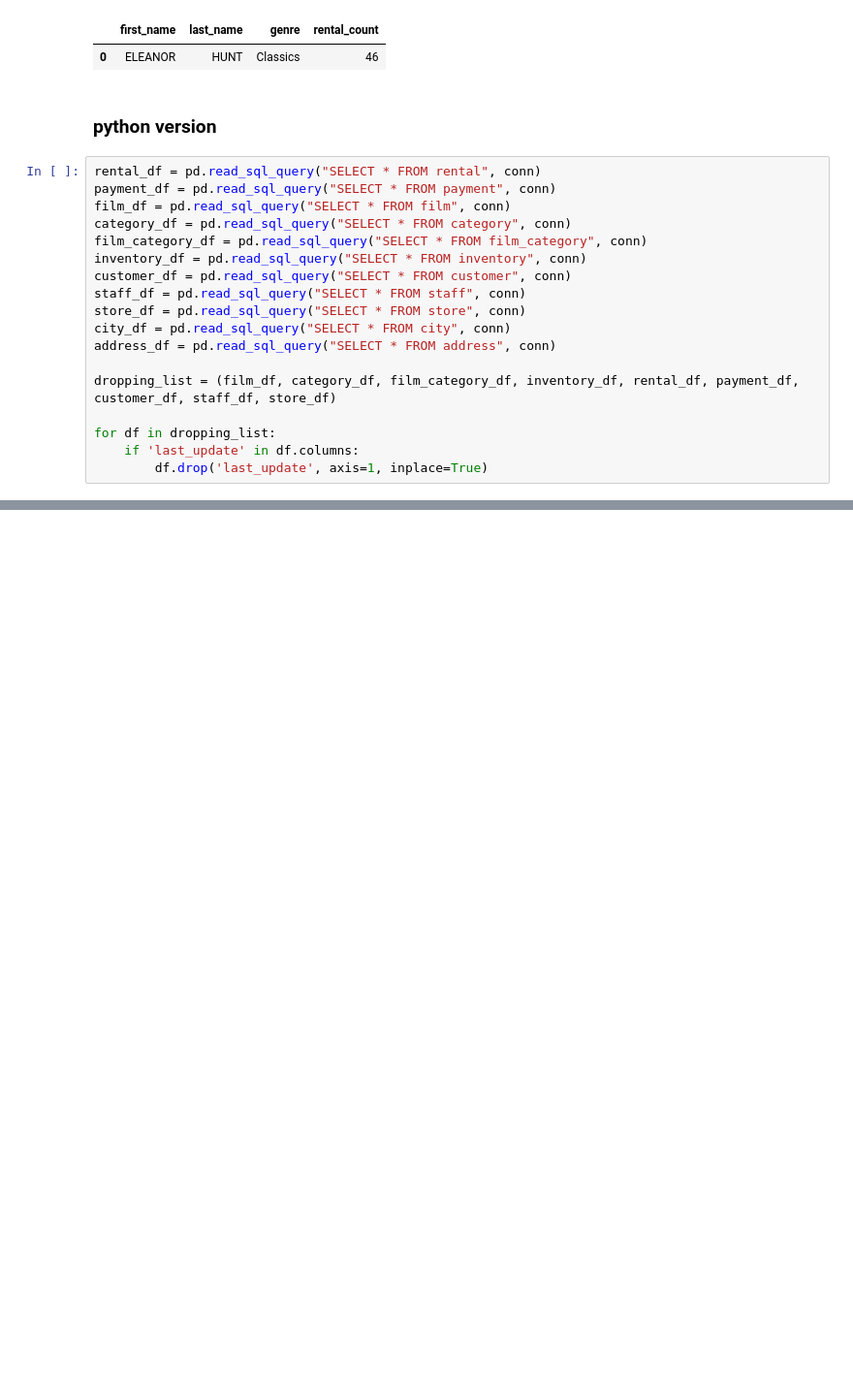
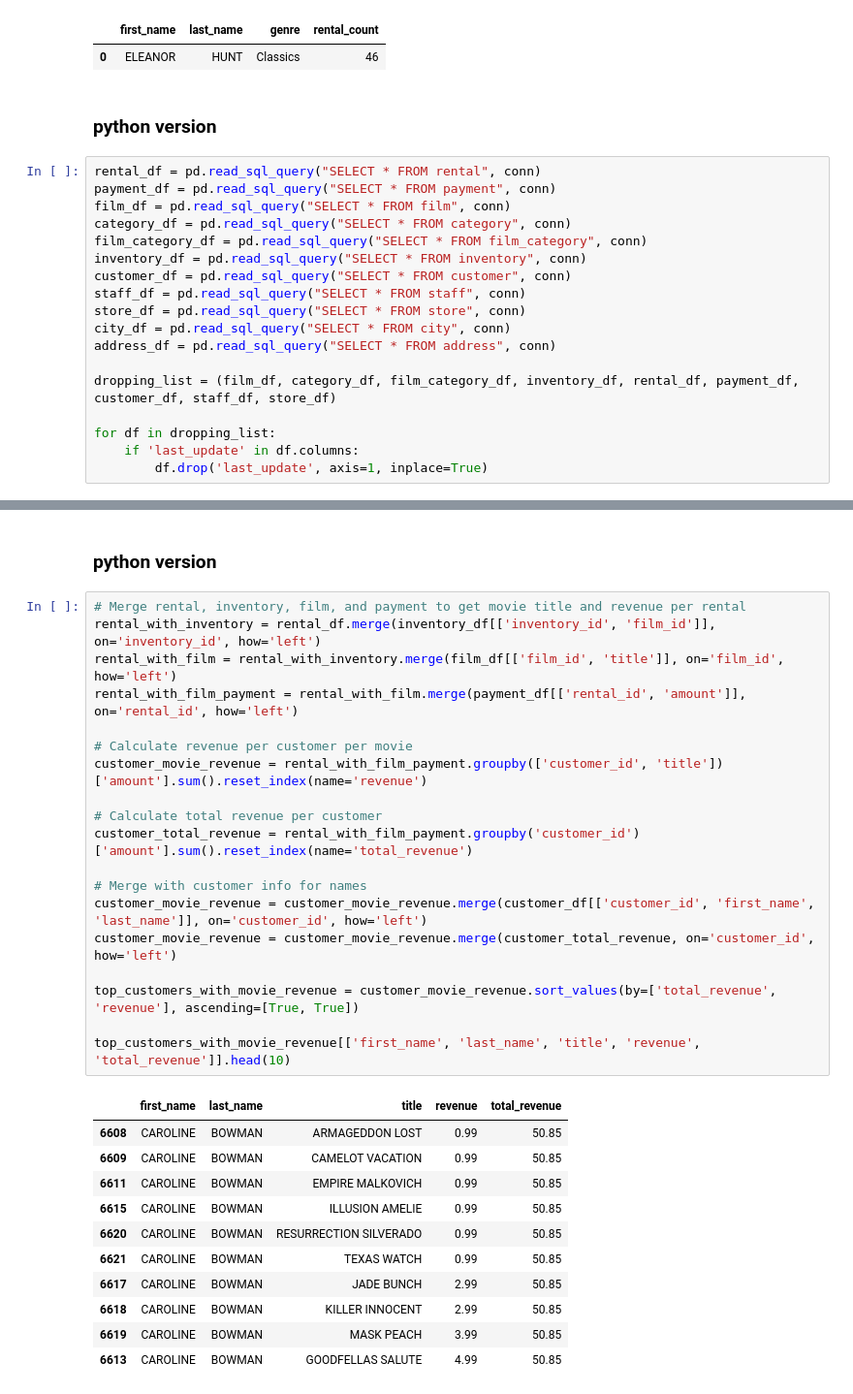
Before and after one commit to cenkerarin/lotus-practice, a Jupyter notebook: practice.ipynb, the cells around one changed output, grey strips where cells are left out. Shown at 97% size. Cells and saved outputs as stored; diff of their text form; blank space fills up the shorter version.

```diff
--- a/practice.ipynb
+++ b/practice.ipynb
@@ -2017,0 +2110,33 @@ df.head()
+# %% [markdown]
+### python version
+# %%
+# Merge rental, inventory, film, and payment to get movie title and revenue per rental
+rental_with_inventory = rental_df.merge(inventory_df[['inventory_id', 'film_id']], on='inventory_id', how='left')
+rental_with_film = rental_with_inventory.merge(film_df[['film_id', 'title']], on='film_id', how='left')
+rental_with_film_payment = rental_with_film.merge(payment_df[['rental_id', 'amount']], on='rental_id', how='left')
+
+# Calculate revenue per customer per movie
+customer_movie_revenue = rental_with_film_payment.groupby(['customer_id', 'title'])['amount'].sum().reset_index(name='revenue')
+
+# Calculate total revenue per customer
+customer_total_revenue = rental_with_film_payment.groupby('customer_id')['amount'].sum().reset_index(name='total_revenue')
+
+# Merge with customer info for names
+customer_movie_revenue = customer_movie_revenue.merge(customer_df[['customer_id', 'first_name', 'last_name']], on='customer_id', how='left')
+customer_movie_revenue = customer_movie_revenue.merge(customer_total_revenue, on='customer_id', how='left')
+
+top_customers_with_movie_revenue = customer_movie_revenue.sort_values(by=['total_revenue', 'revenue'], ascending=[True, True])
+
+top_customers_with_movie_revenue[['first_name', 'last_name', 'title', 'revenue', 'total_revenue']].head(10)
+# %% [output]
+|  | first_name | last_name | title | revenue | total_revenue |
+| 6608 | CAROLINE | BOWMAN | ARMAGEDDON LOST | 0.99 | 50.85 |
+| 6609 | CAROLINE | BOWMAN | CAMELOT VACATION | 0.99 | 50.85 |
+| 6611 | CAROLINE | BOWMAN | EMPIRE MALKOVICH | 0.99 | 50.85 |
+| 6615 | CAROLINE | BOWMAN | ILLUSION AMELIE | 0.99 | 50.85 |
+| 6620 | CAROLINE | BOWMAN | RESURRECTION SILVERADO | 0.99 | 50.85 |
+| 6621 | CAROLINE | BOWMAN | TEXAS WATCH | 0.99 | 50.85 |
+| 6617 | CAROLINE | BOWMAN | JADE BUNCH | 2.99 | 50.85 |
+| 6618 | CAROLINE | BOWMAN | KILLER INNOCENT | 2.99 | 50.85 |
+| 6619 | CAROLINE | BOWMAN | MASK PEACH | 3.99 | 50.85 |
+| 6613 | CAROLINE | BOWMAN | GOODFELLAS SALUTE | 4.99 | 50.85 |
```
Also changed, not shown: parts of 76 cells of this notebook.
